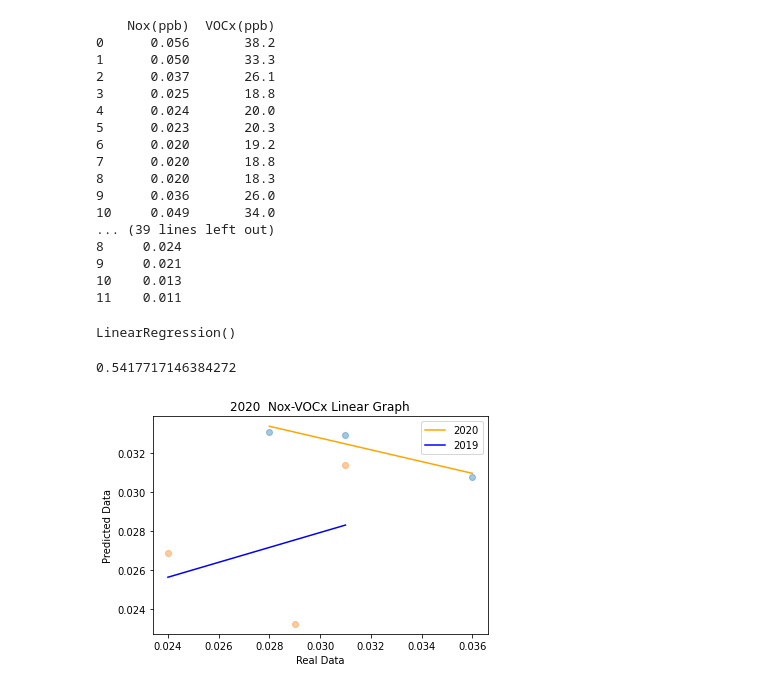
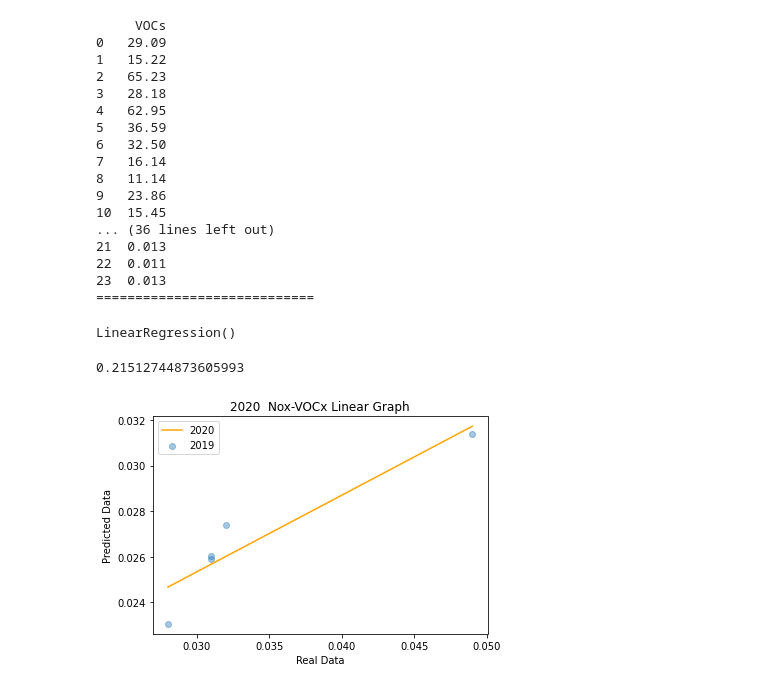
Before and after one commit to sichan0107/Data_Analysis, a Jupyter notebook: ozone.ipynb, the cells around one changed output. Saved outputs shown, nothing was run; the diff lists cells and outputs as text; code cells hidden in the pictures.

```diff
--- a/ozone.ipynb
+++ b/ozone.ipynb
@@ -13,10 +13,10 @@ import io
 import pandas as pd
 
 #df_air_2019 = pd.read_csv(io.StringIO(uploaded['2019VOCsNOx.csv'].decode('utf-8')))
-df_vocs_2019 = pd.read_csv(io.StringIO(uploaded['2019VOCsNOx.csv'].decode('utf-8')))
+df_vocs_2019 = pd.read_csv(io.StringIO(uploaded['2019.csv'].decode('utf-8')))
 
 #df_air_2020 = pd.read_csv(io.StringIO(uploaded['airquality_2020.csv'].decode('utf-8')))
-df_vocs_2020 = pd.read_csv(io.StringIO(uploaded['2020VOCsNOx.csv'].decode('utf-8')))
+df_climate_2020 = pd.read_csv(io.StringIO(uploaded['climate_2019.csv'].decode('utf-8')))
 
 
 # df_air = pd.read_csv(uploaded['airquality_2012.csv'])
@@ -54,40 +54,37 @@ import numpy as np
 
 
 #x = df_air[['temp', 'wind', 'rain']]
-x = df_vocs_2020[['Nox(ppb)','VOCx(ppb)']]
+x = df_vocs_2019[['VOCs']]
 
 
-x1 = df_vocs_2019[['Nox(ppb)','VOCx(ppb)']]
+#x1 = df_vocs_2019[['Nox(ppb)','VOCx(ppb)']]
 
 #x = df_air[['temp', 'wind', 'hume', 'rain']] + df_vocs[['Nox(ppb)','VOCx(ppb)']]
-y = df_vocs_2020[['O3(ppm)']]
+y = df_vocs_2019[['O3']]
 
-y1 = df_vocs_2019[['O3(ppm)']]
+#y1 = df_vocs_2019[['O3(ppm)']]
 print(x)
 print('============================')
 print(y)
 print('============================')
-print(x1)
-print('============================')
-print(y1)
 # %% [output]
-    Nox(ppb)  VOCx(ppb)
-0      0.056       38.2
-1      0.050       33.3
-2      0.037       26.1
-3      0.025       18.8
-4      0.024       20.0
-5      0.023       20.3
-6      0.020       19.2
-7      0.020       18.8
-8      0.020       18.3
-9      0.036       26.0
-10     0.049       34.0
-... (39 lines left out)
-8     0.024
-9     0.021
-10    0.013
-11    0.011
+     VOCs
+0   29.09
+1   15.22
+2   65.23
+3   28.18
+4   62.95
+5   36.59
+6   32.50
+7   16.14
+8   11.14
+9   23.86
+10  15.45
+... (36 lines left out)
+21  0.013
+22  0.011
+23  0.013
+============================
 # %%
 # 데이터 분리하기 (정확도를 위해 학습 데이터, 시험 데이터를 8:2로 분리)
 
@@ -111,11 +108,11 @@ LinearRegression()
 # 위에서 테스트 데이터로 예측했던 정보를 시험 데이터와 비교하기 위해 y_predict 변수 선언
 y_predict = mlr.predict(x_test)
 
-y1_predict = mlr.predict(x1_test)
+#y1_predict = mlr.predict(x1_test)
 
 print(mlr.score(x_train, y_train)) # 학습 모델의 정확도 출력 -> 0.xx로 나오면 xx% 로 읽음
 # %% [output]
-0.5417717146384272
+0.21512744873605993
 # %%
 # 선형회귀의 결과를 시각화 그래프로 표현
 # X축은 실제 데이터, Y축은 선형회귀로 예측한 데이터이다.
@@ -124,38 +121,38 @@ print(mlr.score(x_train, y_train)) # 학습 모델의 정확도 출력 -> 0.xx
 import matplotlib.pyplot as plt
 #print(y_test.shape)
 #print(np.ravel(y_test))
 #print(y_predict)
 
 flat_test = np.ravel(y_test)
 flat_predict = np.ravel(y_predict)
 
-flat_test1 = np.ravel(y1_test)
-flat_predict1 = np.ravel(y1_predict)
+#flat_test1 = np.ravel(y1_test)
+#flat_predict1 = np.ravel(y1_predict)
 
 fit_line = np.polyfit(flat_test, flat_predict, 1)
 x_minmax = np.array([min(flat_test), max(flat_test)]) # x축 최소값, 최대값
 
 fit_y = x_minmax * fit_line[0] + fit_line[1] # x축 최소, 최대값을 회귀식에 대입한 값
 
 
 ####
-fit_line1 = np.polyfit(flat_test1, flat_predict1, 1)
-x_minmax1 = np.array([min(flat_test1), max(flat_test1)]) # x축 최소값, 최대값
+#fit_line1 = np.polyfit(flat_test1, flat_predict1, 1)
+#x_minmax1 = np.array([min(flat_test1), max(flat_test1)]) # x축 최소값, 최대값
 
-fit_y1 = x_minmax1 * fit_line1[0] + fit_line1[1] # x축 최소, 최대값을 회귀식에 대입한 값
+#fit_y1 = x_minmax1 * fit_line1[0] + fit_line1[1] # x축 최소, 최대값을 회귀식에 대입한 값
 
 
 
 
 #plt.plot(y_test, y_predict, color="green")
 plt.scatter(y_test, y_predict, alpha=0.4)
-plt.scatter(y1_test, y1_predict, alpha=0.4)
+#plt.scatter(y1_test, y1_predict, alpha=0.4)
 plt.plot(x_minmax, fit_y, color = 'orange')
-plt.plot(x_minmax1, fit_y1, color = 'blue')
+#plt.plot(x_minmax1, fit_y1, color = 'blue')
 plt.legend(['2020', '2019'])
 plt.xlabel("Real Data")
 plt.ylabel("Predicted Data")
 plt.title("2020  Nox-VOCx Linear Graph")
 plt.show()
 # %% [output]
-[figure, old version]
+[figure, new version]
```
Also changed, not shown: parts of 6 cells of this notebook.
